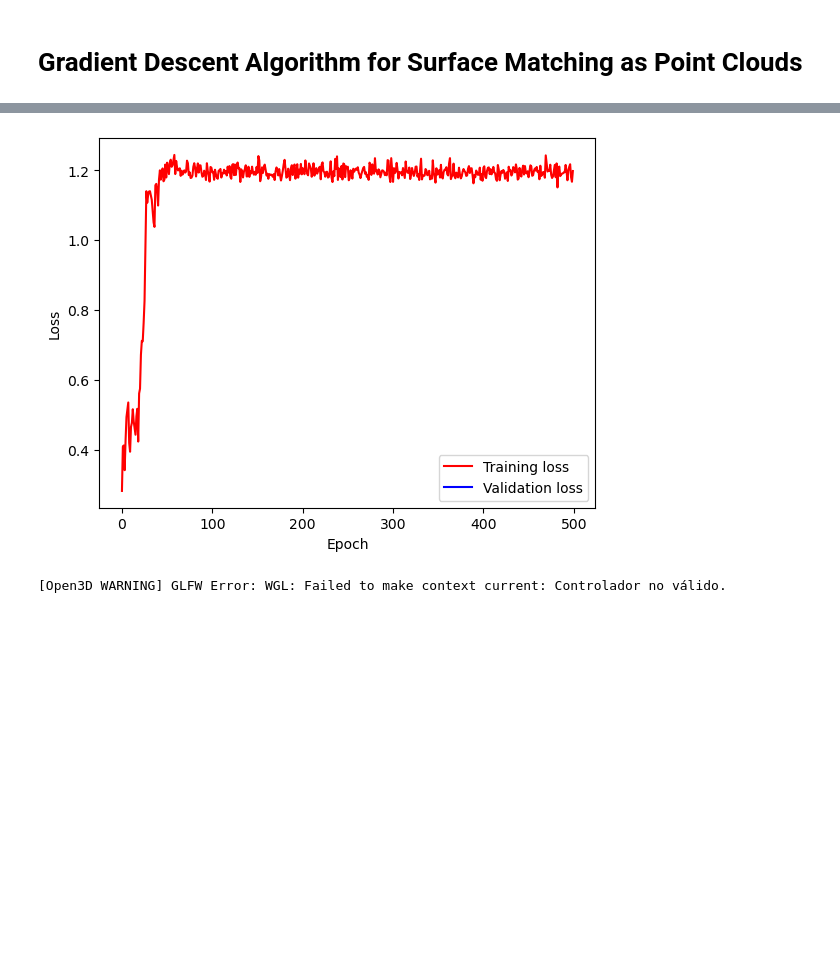
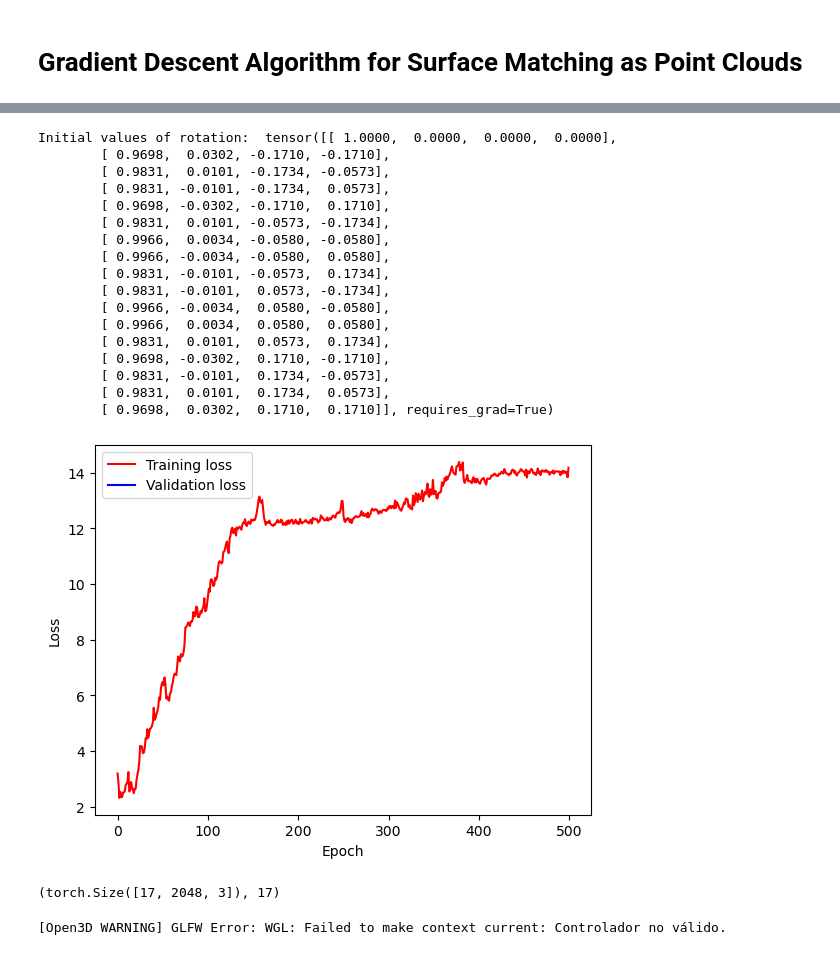
Before and after one commit to alejandroHdzV/prnet, a Jupyter notebook: RegExp_and_GD.ipynb, the cells around one changed output, grey strips where cells are left out. Cells and saved outputs as stored; diff of their text form; code cells hidden in the pictures; blank space fills up the shorter version.

Commit message:
Update RegExp_and_GD.ipynb
multiple initializations

```diff
--- a/RegExp_and_GD.ipynb
+++ b/RegExp_and_GD.ipynb
@@ -460,6 +503,16 @@ def check_convergence(w0, w1, threshold = 0.00005):
 def get_gradient_norm(t_params, quat_params):
     return torch.cat((t_params.grad, quat_params.grad), 1).norm(dim=-1)
 
+multiple_initial_value = True
+
+if multiple_initial_value:
+    x = x.expand(n_initial_quat, -1, 3)
+    y = y.expand(n_initial_quat, -1, 3)
+else:
+    initial_quaternions = matrix_to_quaternion(get_B_eye_rotation_matrices(1)).requires_grad_()
+    n_initial_quat = initial_quaternions.shape[0]
+
+
 
 
 lr = 0.055         # Learning rate
@@ -474,7 +527,11 @@ rg_mot_loss_coeff = 0 # Coefficient for the double registration rigid motion los
 rigid_motion_loss = RigidMotionLoss()
 f1_loss_function = F1ScoreLoss(radius*radius, K=K)
 t_params = torch.zeros(B, 3, requires_grad=True)
-quat_params = matrix_to_quaternion(get_B_eye_rotation_matrices(B)).requires_grad_()
+
+# Initialize quaternions:
+quat_params = initial_quaternions.requires_grad_()
+print("Initial values of rotation: \n", quat_params)
+# initial_quaternions.requires_grad_()
 
 optimizer = optim.Adam([t_params, quat_params], lr=lr)
 
@@ -499,39 +556,56 @@ for iter in range(epochs):
         + gamma * f1_loss_function(x, y_transformed) + rig_mot_loss
 
     # + gamma * f1_loss_function(x, y_transformed)
     # chamfer_loss(x, y_transformed)
     # f1_loss_function(x, y_transformed)
     # dist(x.cuda(), y_transformed.cuda()).sum() #
-    #############
-        # some succeed with projected and some with standard CD
-    ##############
+
     loss.backward()
 
     loss_tracking.append(loss.cpu().detach().numpy())
 
     # grad_tracking.append(get_gradient_norm(t_params, quat_params).cpu().detach().numpy())
 
     # Update parameters using the optimizer
 
     # print("Params (before): ", t_params, quat_params)
     optimizer.step()
     # print("Params (after): ", t_params, quat_params)
 
     # Zero out gradients for the next iteration
     optimizer.zero_grad()
 
 plot_accuracy_and_loss(loss_tracking, grad_tracking)
 
 # X and Y are both zero-centered at this point
 def draw_registration_result_from_tensor(idx):
-    draw_registration_result(initialize_pointcloud(x[idx].detach().cpu().numpy()),
-                            initialize_pointcloud(y[idx].detach().cpu().numpy()),
-                            np.eye(4))
+    # draw_registration_result(initialize_pointcloud(x[idx].detach().cpu().numpy()),
+    #                         initialize_pointcloud(y[idx].detach().cpu().numpy()),
+    #                         np.eye(4))
 
     draw_registration_result(initialize_pointcloud(x[idx].detach().cpu().numpy()),
                             initialize_pointcloud(y_transformed[idx].detach().cpu().numpy()),
                             np.eye(4))
-
-draw_registration_result_from_tensor(idx=0)
 # %% [output]
+Initial values of rotation:  tensor([[ 1.0000,  0.0000,  0.0000,  0.0000],
+        [ 0.9698,  0.0302, -0.1710, -0.1710],
+        [ 0.9831,  0.0101, -0.1734, -0.0573],
+        [ 0.9831, -0.0101, -0.1734,  0.0573],
+        [ 0.9698, -0.0302, -0.1710,  0.1710],
+        [ 0.9831,  0.0101, -0.0573, -0.1734],
+        [ 0.9966,  0.0034, -0.0580, -0.0580],
+        [ 0.9966, -0.0034, -0.0580,  0.0580],
+        [ 0.9831, -0.0101, -0.0573,  0.1734],
+        [ 0.9831, -0.0101,  0.0573, -0.1734],
+        [ 0.9966, -0.0034,  0.0580, -0.0580],
+        [ 0.9966,  0.0034,  0.0580,  0.0580],
+        [ 0.9831,  0.0101,  0.0573,  0.1734],
+        [ 0.9698, -0.0302,  0.1710, -0.1710],
+        [ 0.9831, -0.0101,  0.1734, -0.0573],
+        [ 0.9831,  0.0101,  0.1734,  0.0573],
+        [ 0.9698,  0.0302,  0.1710,  0.1710]], requires_grad=True)
-[figure, old version]
+[figure, new version]
+# %%
+x.shape, n_initial_quat
+# %% [output]
+(torch.Size([17, 2048, 3]), 17)
```
Also changed, not shown: parts of 5 cells of this notebook.
